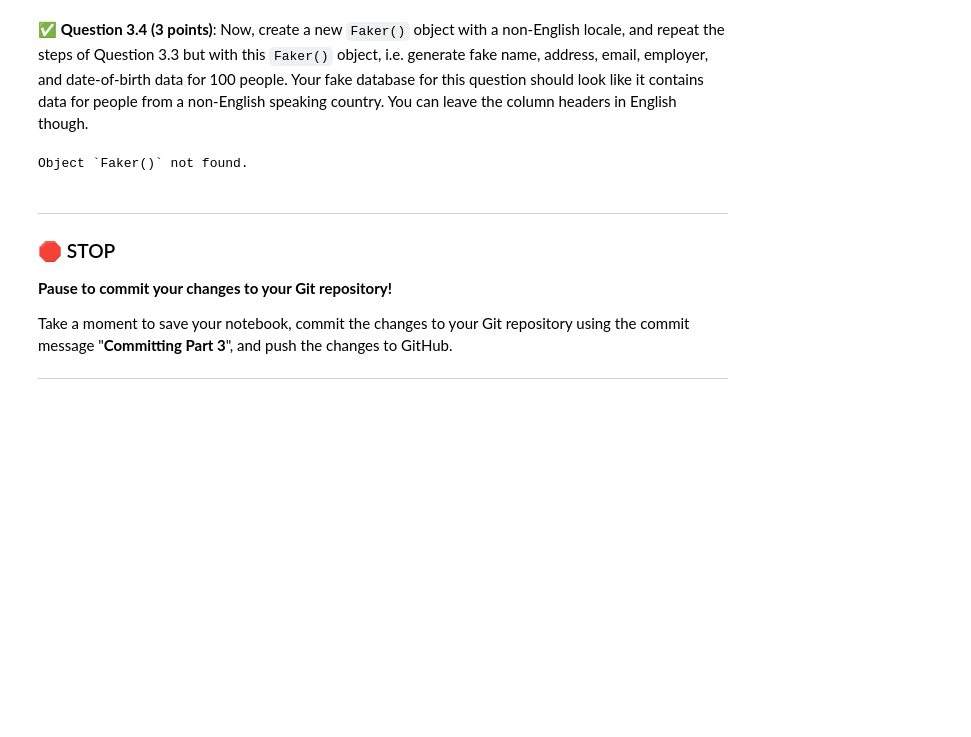
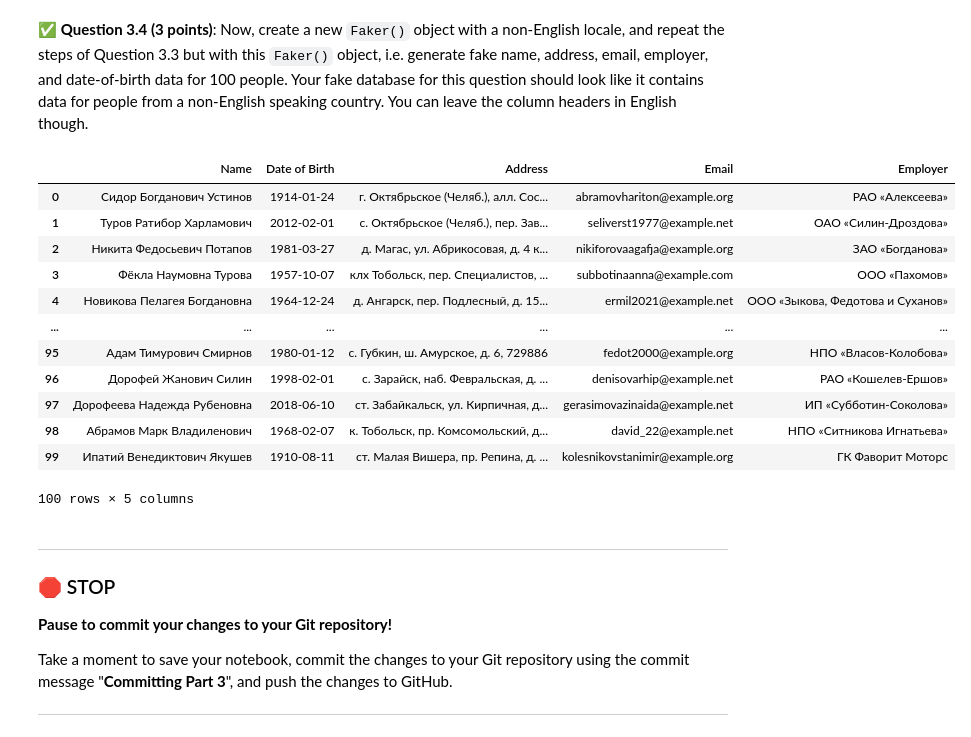
Before and after one commit to mlee3001/CMSE202-s24-turnin, a Jupyter notebook: midterm/CMSE202-Midterm-Section002-STUDENT.ipynb, the cells around one changed output. Saved outputs shown, nothing was run; the diff lists cells and outputs as text; code cells hidden in the pictures; blank space fills up the shorter version.

```diff
--- a/midterm/CMSE202-Midterm-Section002-STUDENT.ipynb
+++ b/midterm/CMSE202-Midterm-Section002-STUDENT.ipynb
@@ -296,13 +296,25 @@ fake_people
 # %%
 # Put your code for Question 3.4 here
 fake_ru = Faker('ru_RU')
 fake_people_ru = pd.DataFrame(columns = ['Name', 'Date of Birth', 'Address', 'Email', 'Employer'])
-for i in range(101):
+for i in range(100):
     person = [fake_ru.name(), fake_ru.date_of_birth(), fake_ru.address(), fake_ru.email(), fake_ru.company()]
     fake_people_ru.loc[len(fake_people_ru.index)] = person
-fake_people
+fake_people_ru
 # %% [output]
+|  | Name | Date of Birth | Address | Email | Employer |
+| 0 | Сидор Богданович Устинов | 1914-01-24 | г. Октябрьское (Челяб.), алл. Сос... | abramovhariton@example.org | РАО «Алексеева» |
+| 1 | Туров Ратибор Харламович | 2012-02-01 | с. Октябрьское (Челяб.), пер. Зав... | seliverst1977@example.net | ОАО «Силин-Дроздова» |
+| 2 | Никита Федосьевич Потапов | 1981-03-27 | д. Магас, ул. Абрикосовая, д. 4 к... | nikiforovaagafja@example.org | ЗАО «Богданова» |
+| 3 | Фёкла Наумовна Турова | 1957-10-07 | клх Тобольск, пер. Специалистов, ... | subbotinaanna@example.com | ООО «Пахомов» |
+| 4 | Новикова Пелагея Богдановна | 1964-12-24 | д. Ангарск, пер. Подлесный, д. 15... | ermil2021@example.net | ООО «Зыкова, Федотова и Суханов» |
+| ... | ... | ... | ... | ... | ... |
+| 95 | Адам Тимурович Смирнов | 1980-01-12 | с. Губкин, ш. Амурское, д. 6, 729886 | fedot2000@example.org | НПО «Власов-Колобова» |
+| 96 | Дорофей Жанович Силин | 1998-02-01 | с. Зарайск, наб. Февральская, д. ... | denisovarhip@example.net | РАО «Кошелев-Ершов» |
+| 97 | Дорофеева Надежда Рубеновна | 2018-06-10 | ст. Забайкальск, ул. Кирпичная, д... | gerasimovazinaida@example.net | ИП «Субботин-Соколова» |
+| 98 | Абрамов Марк Владиленович | 1968-02-07 | к. Тобольск, пр. Комсомольский, д... | david_22@example.net | НПО «Ситникова Игнатьева» |
+| 99 | Ипатий Венедиктович Якушев | 1910-08-11 | ст. Малая Вишера, пр. Репина, д. ... | kolesnikovstanimir@example.org | ГК Фаворит Моторс |
-Object `Faker()` not found.
+100 rows × 5 columns
 # %% [markdown]
 ---
 ### &#128721; STOP
```
Also changed, not shown: parts of 12 cells of this notebook.
